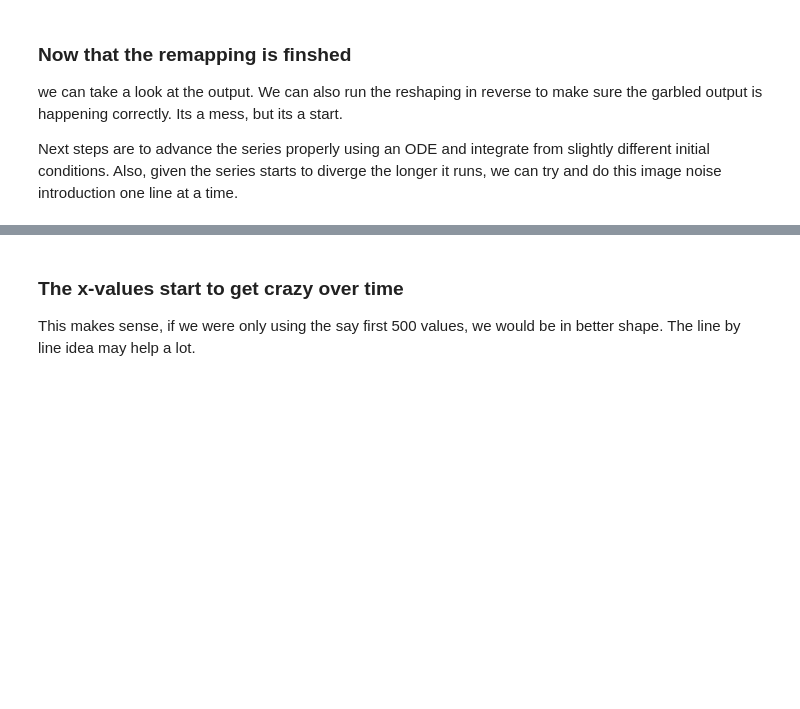
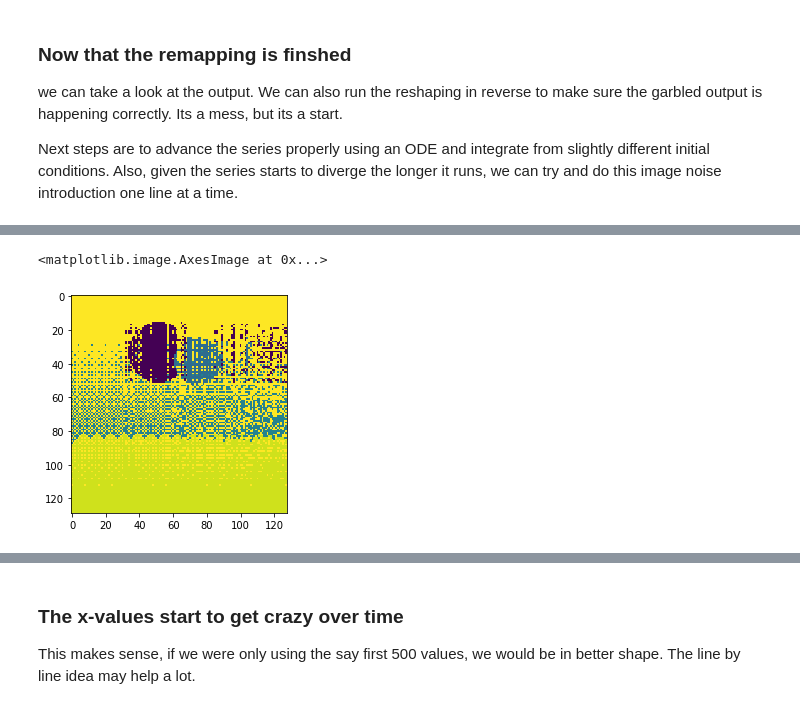
Before and after one commit to djkrofch/chaoticImages, a Jupyter notebook: ChaoticImageEncoding.ipynb, the cells around one changed output, grey strips where cells are left out. Saved outputs shown, nothing was run; the diff lists cells and outputs as text; code cells hidden in the pictures; blank space fills up the shorter version.

```diff
--- a/ChaoticImageEncoding.ipynb
+++ b/ChaoticImageEncoding.ipynb
@@ -167,0 +158,43 @@ See the caveats in the documentation: http://pandas.pydata.org/pandas-docs/stabl
+# %%
+
+
+max_time = 20
+
+img = mpimg.imread('demo.png')
+
+newImg = img[0,:,0]
+for row in np.arange(len(img)):
+    mapRow1 = img[row,:,0]
+    mapRow2 = img[row,:,0]
+    # Now we can throw out the first 1000 steps and snag those coordinates
+    # for the new initial conditions of the sequence
+    x0 = [[L1.X[1000], L1.Y[1000], L1.Z[1000]]]
+
+    # Solve for the trajectories with the new initial conditions
+    t = np.linspace(0, max_time, int(128))
+    x_t = np.asarray([integrate.odeint(lorenz_deriv, x0i, t)
+                  for x0i in x0])
+
+    x, y, z = x_t[0,:,:].T
+    L2 = pd.DataFrame(dict(X2 = x, Y2 = y, Z2 = z))
+
+    # Solve for the trajectories with the new initial conditions plus pertubations
+    pert = random.random()*10**(-4)
+
+    x0 = [[L1.X[1000]+pert, L1.Y[1000]+pert, L1.Z[1000]+pert]]
+
+    t = np.linspace(0, max_time, int(128))
+    x_t = np.asarray([integrate.odeint(lorenz_deriv, x0i, t)
+                  for x0i in x0])
+
+    x, y, z = x_t[0,:,:].T
+    L3 = pd.DataFrame(dict(X3 = x, Y3 = y, Z3 = z))
+
+    for time in range(128):
+        x1 = L3.X3[time]
+        xdif = np.abs(L2.X2 - x1)
+        sortedDif = np.sort(xdif)
+        variation = sortedDif[0]
+        mapRow1[time] = mapRow2[np.where(xdif==variation)[0]]
+
+    newImg = np.append(newImg,mapRow1, axis = 0)
@@ -172,0 +218,5 @@ Next steps are to advance the series properly using an ODE and integrate from sl
+# %%
+plt.imshow(newImg.reshape(129,128))
+# %% [output]
+<matplotlib.image.AxesImage at 0x...>
+[figure, added]
```
Also changed, not shown: parts of 13 cells of this notebook.
